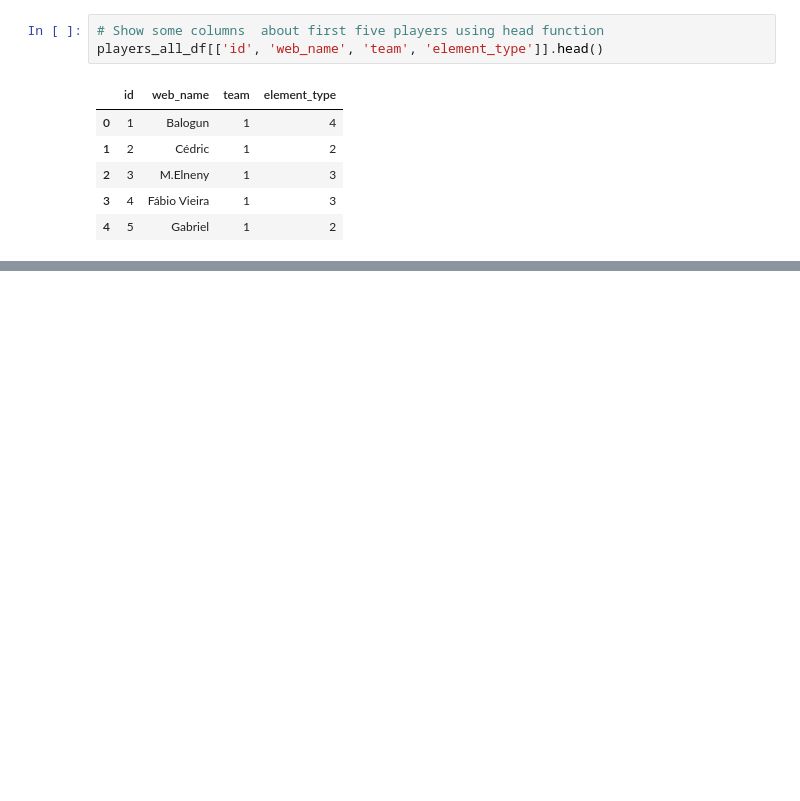
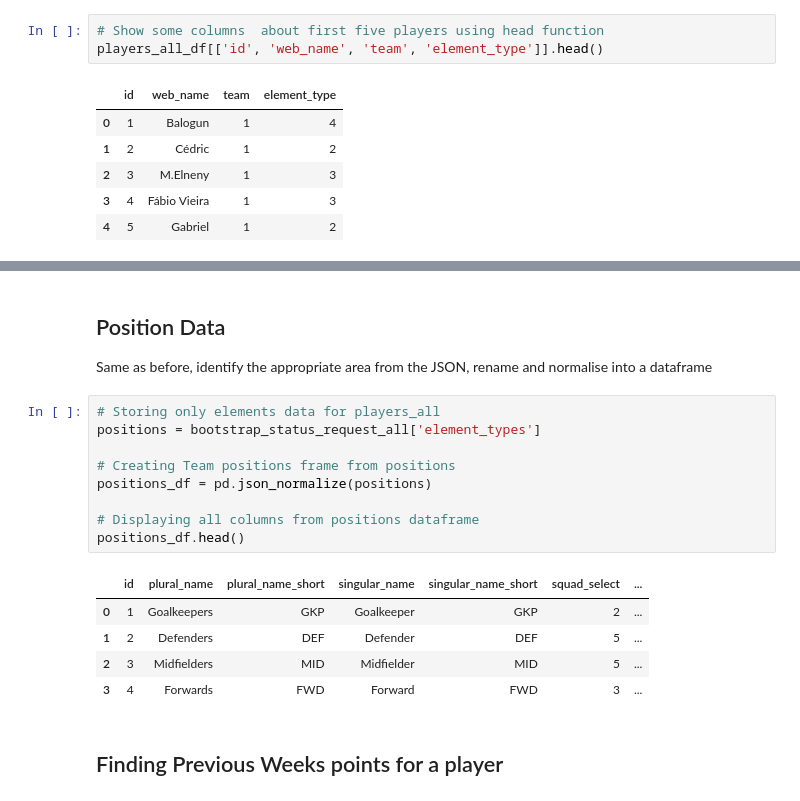
Before and after one commit to In-Data-We-Trust/IDWT-All-Things-SQL-And-Python-And-Code, a Jupyter notebook: Python_Reference/FPL_Prototype.ipynb, the cells around one changed output, grey strips where cells are left out. Saved outputs shown, nothing was run; the diff lists cells and outputs as text; blank space fills up the shorter version.

```diff
--- a/Python_Reference/FPL_Prototype.ipynb
+++ b/Python_Reference/FPL_Prototype.ipynb
@@ -130,0 +180,21 @@ players_all_df[['id', 'web_name', 'team', 'element_type']].head()
+# %% [markdown]
+## Position Data
+
+Same as before, identify the appropriate area from the JSON, rename and normalise into a dataframe
+# %%
+# Storing only elements data for players_all
+positions = bootstrap_status_request_all['element_types']
+
+# Creating Team positions frame from positions
+positions_df = pd.json_normalize(positions)
+
+# Displaying all columns from positions dataframe
+positions_df.head()
+# %% [output]
+|  | id | plural_name | plural_name_short | singular_name | singular_name_short | squad_select | ... |
+| 0 | 1 | Goalkeepers | GKP | Goalkeeper | GKP | 2 | ... |
+| 1 | 2 | Defenders | DEF | Defender | DEF | 5 | ... |
+| 2 | 3 | Midfielders | MID | Midfielder | MID | 5 | ... |
+| 3 | 4 | Forwards | FWD | Forward | FWD | 3 | ... |
+# %% [markdown]
+## Finding Previous Weeks points for a player
```
Also changed, not shown: parts of 14 cells of this notebook.
